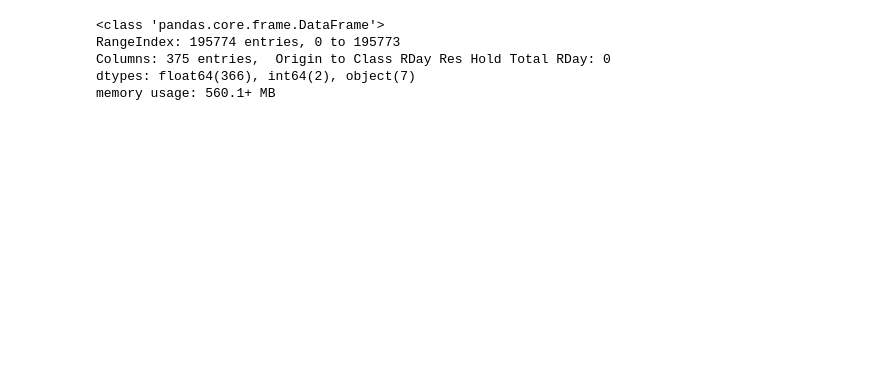
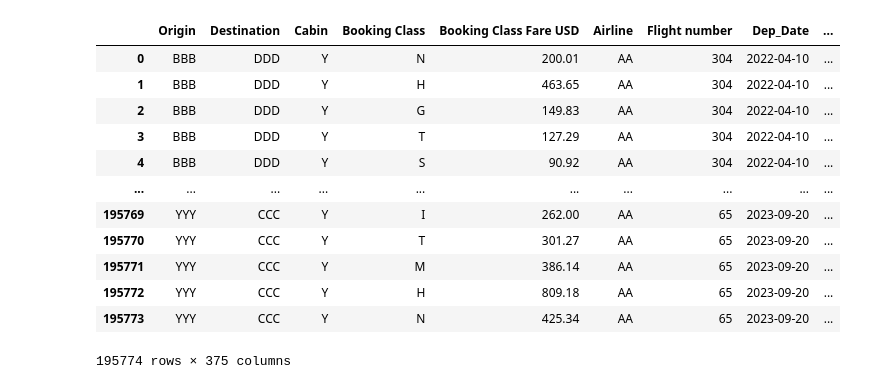
Before and after one commit to FaizalJnu/APRM, a Jupyter notebook: Faiz_ntbk.ipynb, the cells around one changed output. Cells and saved outputs as stored; diff of their text form; code cells hidden in the pictures; blank space fills up the shorter version.

```diff
--- a/Faiz_ntbk.ipynb
+++ b/Faiz_ntbk.ipynb
@@ -9,6 +12,6 @@ from lazypredict.Supervised import LazyRegressor
 # %%
 #loading training and testing data
-X_train = pd.read_csv('12month_flight_booking.csv')
-y_train = pd.read_csv('12months_flight_revenue.csv')
-X_test = pd.read_csv('3months_flight_booking_prediction.csv')
-y_test = pd.read_csv('3months_flight_revenue_prediction.csv')
+Data_12month_booking = pd.read_csv('12month_flight_booking.csv')
+Data_12month_revenue = pd.read_csv('12months_flight_revenue.csv')
+Data_3month_booking = pd.read_csv('3months_flight_booking_prediction.csv')
+Data_3month_revenue = pd.read_csv('3months_flight_revenue_prediction.csv')
@@ -35,9 +34,17 @@ X_train.head()
 # %%
-X_train.drop('Unnamed: 0', axis=1, inplace = True)
-X_train.info()
+Data_12month_booking.drop('Unnamed: 0', axis=1)
+Data_12month_booking.drop('Airline', axis=1)
 # %% [output]
+|  | Origin | Destination | Cabin | Booking Class | Booking Class Fare USD | Airline | Flight number | Dep_Date | ... |
+| 0 | BBB | DDD | Y | N | 200.01 | AA | 304 | 2022-04-10 | ... |
+| 1 | BBB | DDD | Y | H | 463.65 | AA | 304 | 2022-04-10 | ... |
+| 2 | BBB | DDD | Y | G | 149.83 | AA | 304 | 2022-04-10 | ... |
+| 3 | BBB | DDD | Y | T | 127.29 | AA | 304 | 2022-04-10 | ... |
+| 4 | BBB | DDD | Y | S | 90.92 | AA | 304 | 2022-04-10 | ... |
+| ... | ... | ... | ... | ... | ... | ... | ... | ... | ... |
+| 195769 | YYY | CCC | Y | I | 262.00 | AA | 65 | 2023-09-20 | ... |
+| 195770 | YYY | CCC | Y | T | 301.27 | AA | 65 | 2023-09-20 | ... |
+| 195771 | YYY | CCC | Y | M | 386.14 | AA | 65 | 2023-09-20 | ... |
+| 195772 | YYY | CCC | Y | H | 809.18 | AA | 65 | 2023-09-20 | ... |
+| 195773 | YYY | CCC | Y | N | 425.34 | AA | 65 | 2023-09-20 | ... |
-<class 'pandas.core.frame.DataFrame'>
-RangeIndex: 195774 entries, 0 to 195773
-Columns: 375 entries,  Origin to Class RDay Res Hold Total RDay: 0
-dtypes: float64(366), int64(2), object(7)
-memory usage: 560.1+ MB
+195774 rows × 375 columns
```
Also changed, not shown: parts of 35 cells of this notebook.
